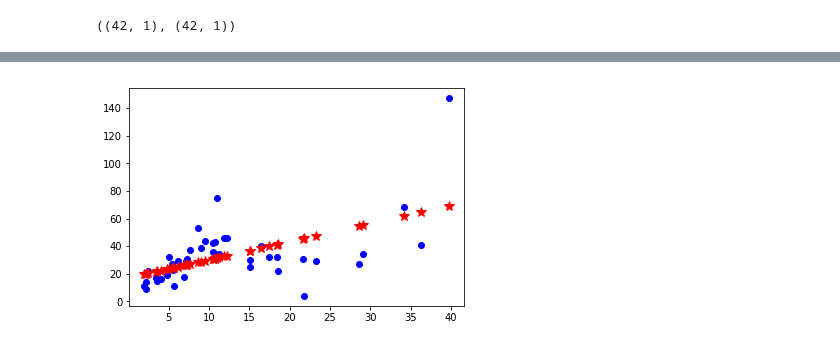
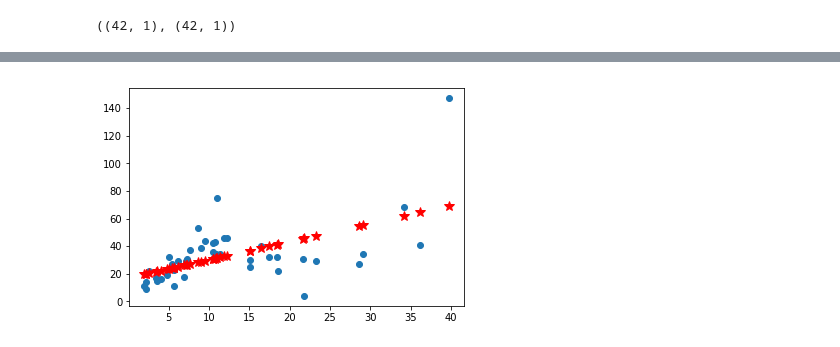
Before and after one commit to Pankajchandan/CMPE297, a Jupyter notebook: linear regression homework.ipynb, the cells around one changed output, grey strips where cells are left out. Drawn from its saved outputs; the diff is of its cells as text; code cells hidden in the pictures.

```diff
--- a/linear regression homework.ipynb
+++ b/linear regression homework.ipynb
@@ -19,7 +19,7 @@ df.head()
 # %%
 # Parameters
 learning_rate = 0.1
-training_epochs = 10000
+training_epochs = 2000
 display_step = 1
 # %%
 # tf Graph Input
@@ -120,7 +121,8 @@ import matplotlib.pyplot as plt
 # %%
-plt.plot(dataT, labelT, 'bo', label='Actual data')
+plt.figure(1)
+plt.scatter(dataT, labelT)
 plt.plot(dataT,dataT*weight+bias,color='red', linestyle='solid', marker='*',markerfacecolor='red', markersize=10)
-#plt.legend()
+#plt.plot(dataT,dataT*weight+bias,color='r',linestyle='solid')
 plt.show()
 # %% [output]
-[figure, old version]
+[figure, new version]
```
Also changed, not shown: parts of 3 cells of this notebook, 1 other file.
